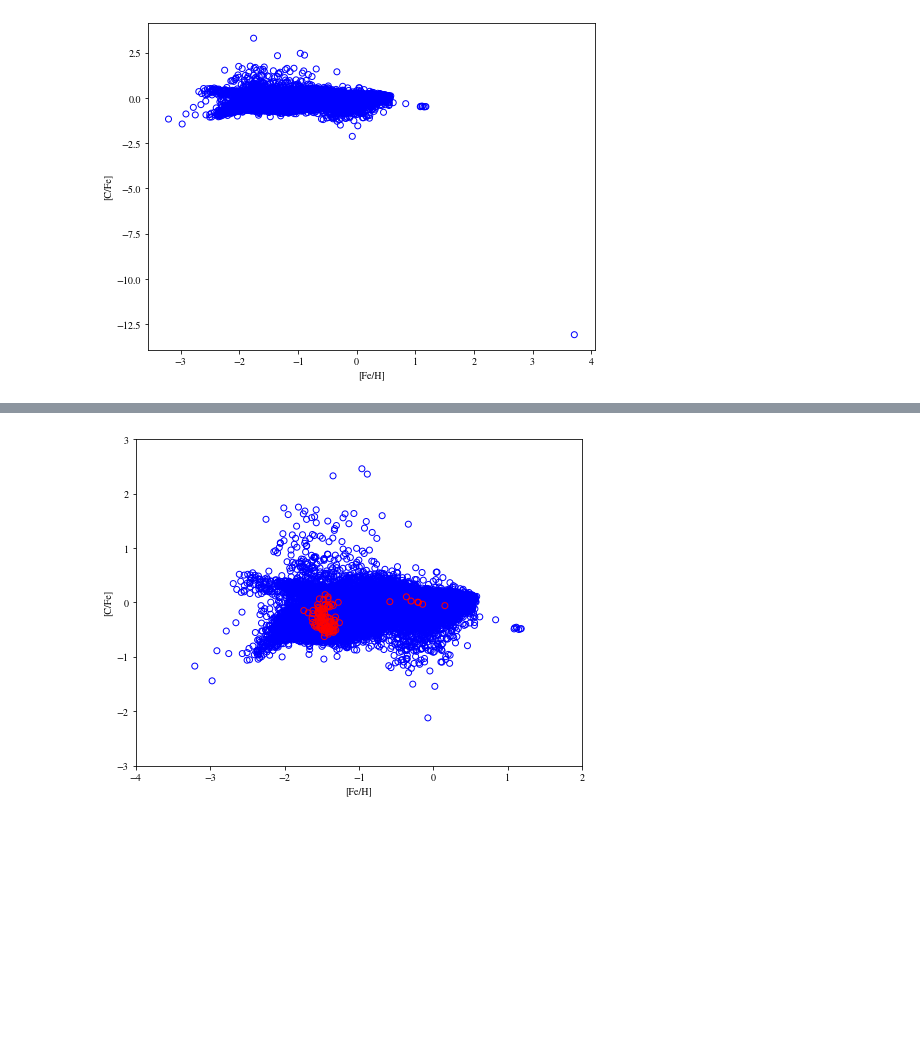
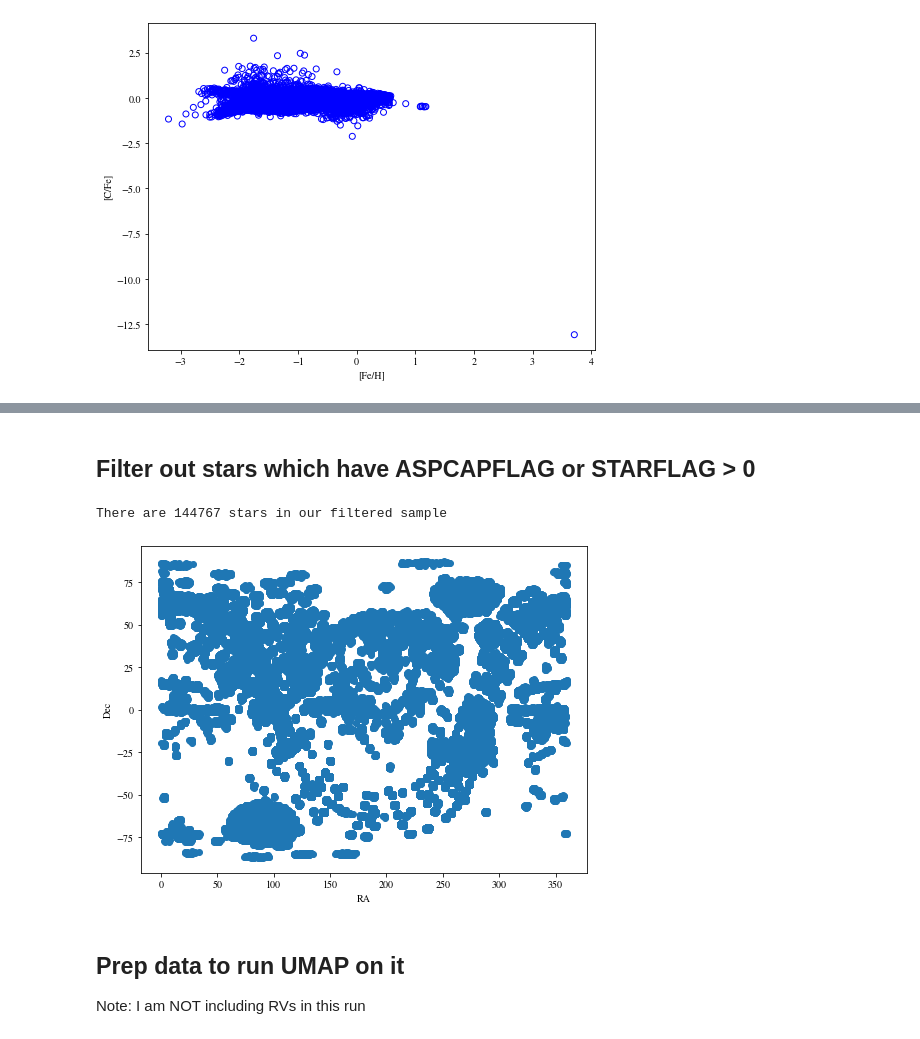
Before and after one commit to webbjj/GALACTIC_Group, a Jupyter notebook: group_folders/Milica/UMAP_full_data.ipynb, the cells around one changed output, grey strips where cells are left out. Cells and saved outputs as stored; diff of their text form; code cells hidden in the pictures; blank space fills up the shorter version.

```diff
--- a/group_folders/Milica/UMAP_full_data.ipynb
+++ b/group_folders/Milica/UMAP_full_data.ipynb
@@ -35,8 +39,8 @@ pmra = data["GAIAEDR3_PMRA"]  # Gaia
 pmra_err = data["GAIAEDR3_PMRA_ERROR"]  # Gaia
 pmdec = data["GAIAEDR3_PMDEC"]  # Gaia
 pmdec_err = data["GAIAEDR3_PMDEC_ERROR"]  # Gaia
-RV = data["GAIAEDR3_DR2_RADIAL_VELOCITY"]   #APOGEE
-RV_err = data["GAIAEDR3_DR2_RADIAL_VELOCITY_ERROR"]   #APOGEE
+RV = data["VHELIO_AVG"]   #APOGEE
+RV_err = data["VERR"]   #APOGEE
 #dist = data["dist"]   #APOGEE no dist in this dataset?
 #dist_err = data["dist_err"]   #APOGEE
 jr = data["jr"]   #APOGEE
@@ -52,6 +56,8 @@ TEFF = data["TEFF"]   #APOGEE
 LOGG_ERR = data["LOGG_ERR"]   #APOGEE
 LOGG = data["LOGG"]   #APOGEE
 SNR = data["SNR"]   #APOGEE
+ASPCAPFLAG = data["ASPCAPFLAG"]
+STARFLAG = data["STARFLAG"]
 
 # # Chemical abundances from astroNN:
 FE_H = data['FE_H']
@@ -100,7 +106,7 @@ print("There are {} stars in our initial sample".format(len(ra)))
 
 cols = [ra, dec, apogee_ID, gaia_ID, parallax, pmra, pmra_err, pmdec, pmdec_err, RV, RV_err, #dist, dist_err,
          jr, jr_err,# jphi, jphi_err,
-        jz, jz_err, TEFF, TEFF_ERR, LOGG, LOGG_ERR, SNR, FE_H, FE_H_err, C_FE,
+        jz, jz_err, TEFF, TEFF_ERR, LOGG, LOGG_ERR, SNR, ASPCAPFLAG, STARFLAG, FE_H, FE_H_err, C_FE,
          C_FE_err, CI_FE, CI_FE_err, N_FE, N_FE_err, O_FE, O_FE_err, MG_FE, MG_FE_err, AL_FE, AL_FE_err, SI_FE,
          SI_FE_err, P_FE, P_FE_err, S_FE, S_FE_err, K_FE, K_FE_err, CA_FE, CA_FE_err, TI_FE, TI_FE_err, TIII_FE,
          TIII_FE_err, V_FE, V_FE_err, CR_FE, CR_FE_err, MN_FE, MN_FE_err, CO_FE, CO_FE_err, NI_FE, NI_FE_err]
@@ -243,13 +143,30 @@ plt.show()
-# %%
-#Looking at chemical abundances, with control group
-
-plt.figure(figsize = (8, 6))
-plt.scatter(data_snrfilter[20], data_snrfilter[22],facecolors='none', edgecolors='b')
-plt.scatter(controlgroup[20], controlgroup[22],facecolors='none', edgecolors='r')
-plt.xlabel('[Fe/H]')
-plt.ylabel('[C/Fe]')
-plt.xlim(-4,2)
-plt.ylim(-3,3)
-plt.show()
-# %% [output]
-[figure, removed]
+# %% [markdown]
+## Filter out stars which have ASPCAPFLAG or STARFLAG > 0
+# %%
+aspcapflags_filter = np.array(cols[20])==0
+starflags_filter = np.array(cols[21])==0
+
+filters = aspcapflags_filter*starflags_filter
+
+
+filtered_data = []
+for c in cols:
+    a = np.array(c)[filters]
+    filtered_data.append(a)
+# %%
+print("There are {} stars in our filtered sample".format(len(filtered_data[0])))
+# %% [output]
+There are 144767 stars in our filtered sample
+# %%
+#Plotting RA and DEC of filtered data
+
+plt.figure(figsize = (8, 6))
+plt.scatter(filtered_data[0], filtered_data[1])
+plt.xlabel('RA')
+plt.ylabel('Dec')
+plt.show()
+# %% [output]
+[figure, added]
+# %% [markdown]
+## Prep data to run UMAP on it
+Note: I am NOT including RVs in this run
```
Also changed, not shown: parts of 19 cells of this notebook.
